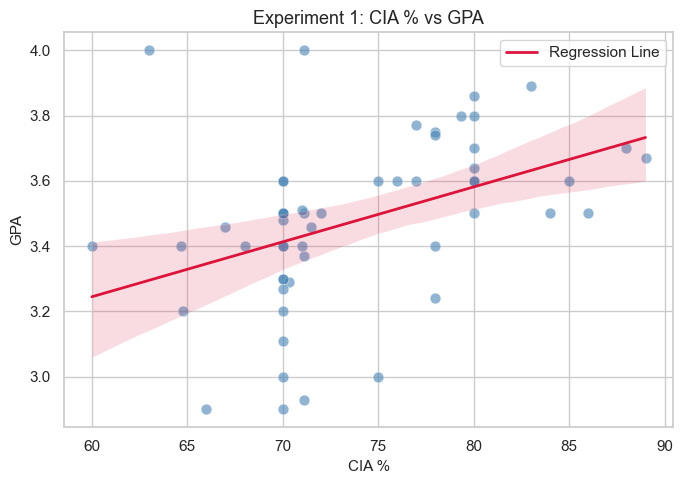
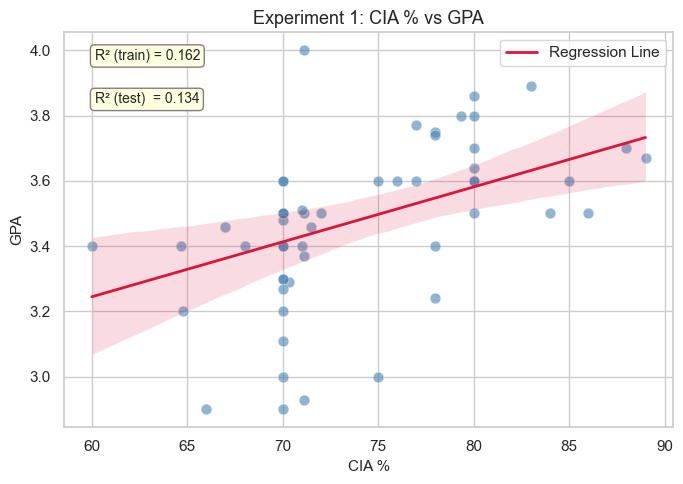
Unified diff of the notebook cell whose output changed from the first chart to the second:
--- before
+++ after
@@ -9,4 +9,8 @@
 ax.set_xlabel('CIA %', fontsize=11)
 ax.set_ylabel('GPA', fontsize=11)
+ax.text(0.05, 0.93, f'R\u00b2 (train) = {r2_train1:.3f}', transform=ax.transAxes, fontsize=10,
+        bbox=dict(boxstyle='round,pad=0.3', facecolor='lightyellow', edgecolor='gray'))
+ax.text(0.05, 0.82, f'R\u00b2 (test)  = {r2_test1:.3f}', transform=ax.transAxes, fontsize=10,
+        bbox=dict(boxstyle='round,pad=0.3', facecolor='lightyellow', edgecolor='gray'))
 ax.legend()
 plt.tight_layout()

Commit: Add Lab3b, Lab4, Lab5, Lab6 notebooks and materials